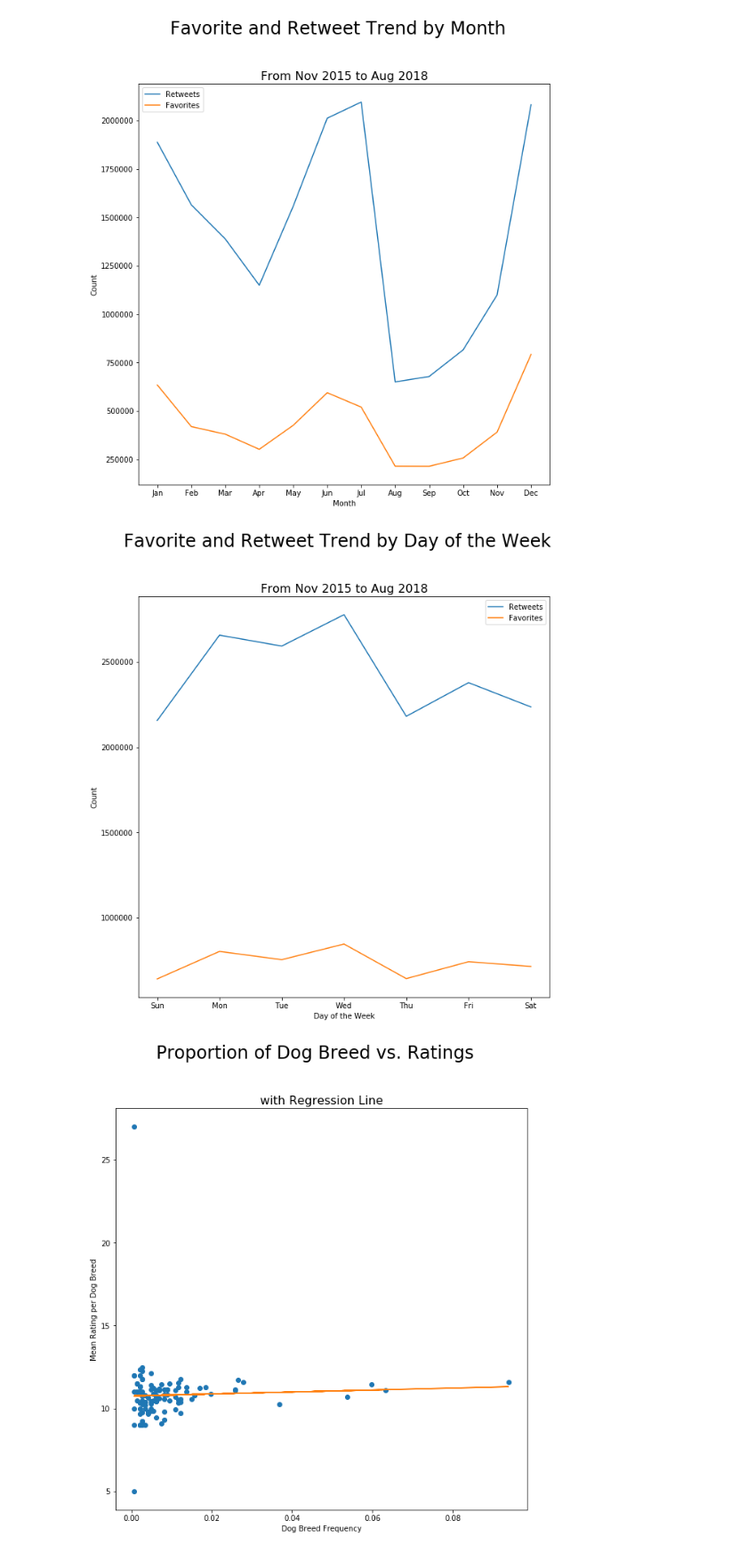
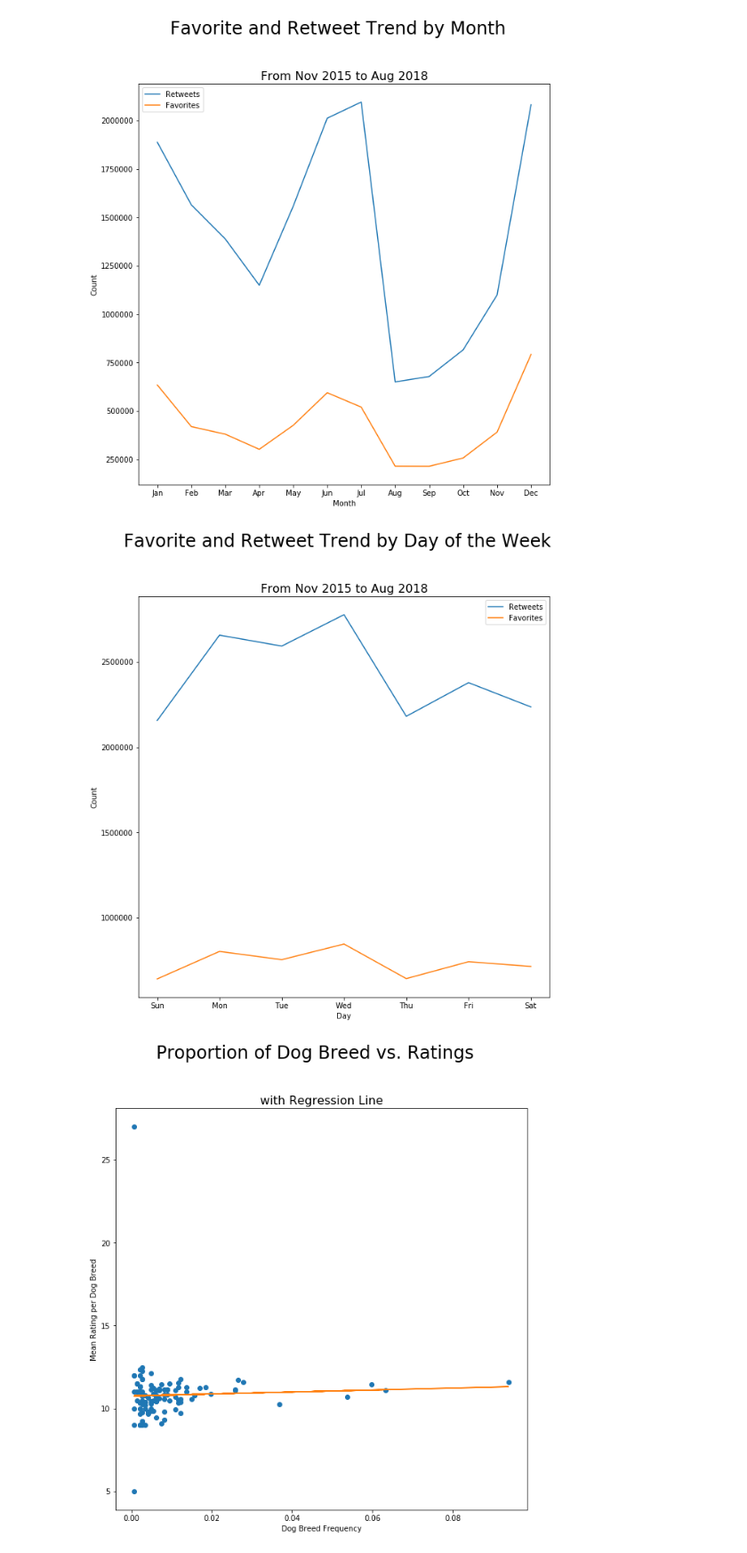
Before and after one commit to aeglon97/Wrangle-Analyze-Twitter-WeRateDogs, a Jupyter notebook: wrangle_act.ipynb, the cells around one changed output. Shown: that part at 89% size. Cells and saved outputs as stored; diff of their text form; code cells hidden in the pictures.

```diff
--- a/wrangle_act.ipynb
+++ b/wrangle_act.ipynb
@@ -161,7 +158,7 @@ tweets_json[0]
  'retweet_count': 8130}
 # %%
 #create Pandas DataFrame
-tweet_fields = pd.DataFrame(tweets_json, columns = ['tweet_id', 'created_at', 'favorite_count', 'retweet_count'])
+tweets = pd.DataFrame(tweets_json, columns = ['tweet_id', 'created_at', 'favorite_count', 'retweet_count'])
 # %% [markdown]
 In addition to `tweet_id`, `created_at`, and `retweet_count`, I also decided to add the additional fields `created_at` and `followers_count` for the user. This is because I want to examine how the other variables such as `favorite_count` and `retweet_count` could impact the fluctuation of followers, and also see which time of the day under `created_at` gives the biggest spike in followers.
 # %% [markdown]
@@ -596,7 +580,7 @@ time_const.sample(20)
 #before cleaning, create a clean copy of each DataFrame
 arc_clean = arc.copy()
 img_clean = image_predictions.copy()
-tweets_clean = tweet_fields.copy()
+tweets_clean = tweets.copy()
 # %% [markdown]
 ## CLEAN
 
@@ -1729,22 +1704,22 @@ plt.savefig('./visuals/months-trend')
 # %%
 plt.subplots(1, sharex = True)
 
 plt.plot(days_grouped.favorite_count)
 plt.plot(days_grouped.retweet_count)
 
-plt.xlabel('Day of the Week');
+plt.xlabel('Day');
 plt.ylabel('Count');
 plt.legend(('Retweets', 'Favorites'))
 plt.suptitle('Favorite and Retweet Trend by Day of the Week', fontsize = 24, y = 1);
 plt.title('From Nov 2015 to Aug 2018', fontsize = 16);
 
 days = ['Sun', 'Mon', 'Tue', 'Wed', 'Thu', 'Fri', 'Sat']
 days_i = [i for i in range(0, len(days))]
 plt.xticks(days_i, days)
 
 plt.savefig('./visuals/days-trend')
 # %% [output]
-[figure, old version]
+[figure, new version]
 # %%
 xi = dogs_grouped.proportion
 y = dogs_grouped.mean_normalized_numerator
```
Also changed, not shown: parts of 42 cells of this notebook, 5 other files.
